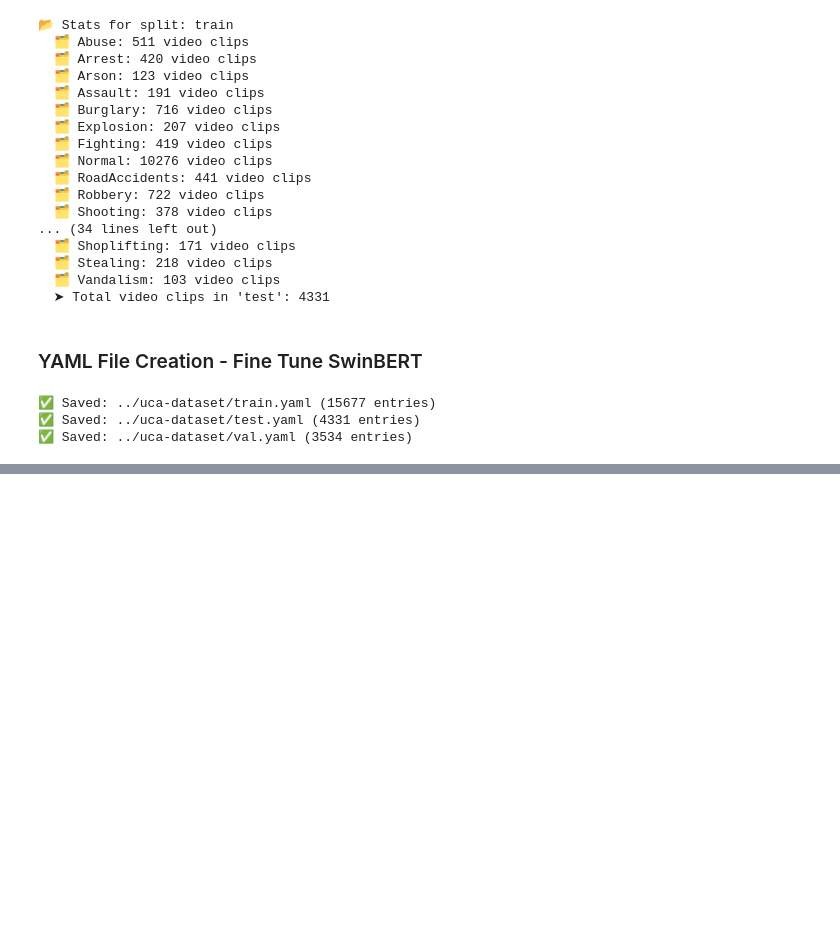
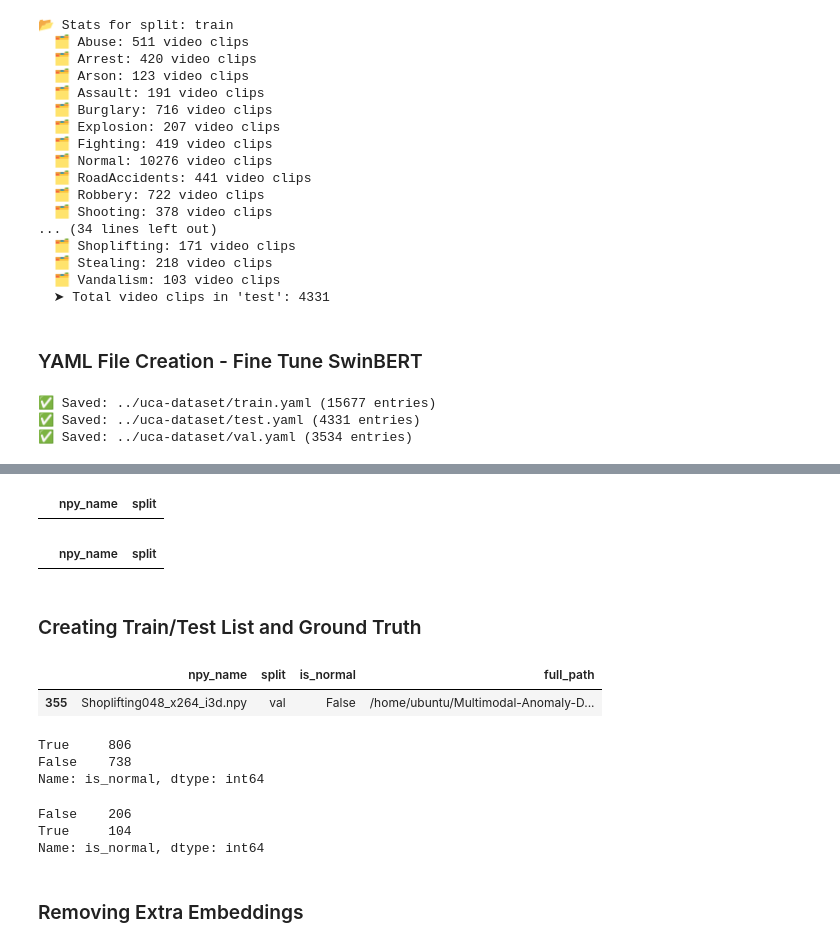
Before and after one commit to SamdenLepcha/Multimodal-Anomaly-Detection-Survelliance-Videos, a Jupyter notebook: dataprep/DataPrep.ipynb, the cells around one changed output, grey strips where cells are left out. Cells and saved outputs as stored; diff of their text form; code cells hidden in the pictures; blank space fills up the shorter version.

```diff
--- a/dataprep/DataPrep.ipynb
+++ b/dataprep/DataPrep.ipynb
@@ -467,0 +491,2 @@ create_yaml_files(all_annotations)
+# %%
+uca_split['npy_name'] = uca_split['video'].str.replace('.mp4', '_i3d.npy')
@@ -467,0 +560,27 @@ create_yaml_files(all_annotations)
+# %%
+# Checking if we missed any files
+train_df = uca_split[['npy_name', 'split']][(uca_split['split'] =='train') | (uca_split['split'] == 'val')].copy()
+train_df.drop_duplicates(inplace = True)
+train_df.reset_index(drop = True, inplace = True)
+
+expected = set(train_df['npy_name'])
+actual = set(os.listdir(train_dest_dir))
+missing_files = expected - actual
+
+train_rem = train_df[train_df['npy_name'].isin(missing_files)]
+train_rem
+# %% [output]
+|  | npy_name | split |
+# %%
+test_df = uca_split[['npy_name', 'split']][(uca_split['split'] =='test')].copy()
+test_df.drop_duplicates(inplace = True)
+test_df.reset_index(drop = True, inplace = True)
+
+expected = set(test_df['npy_name'])
+actual = set(os.listdir(test_dest_dir))
+missing_files = expected - actual
+
+test_rem = test_df[test_df['npy_name'].isin(missing_files)]
+test_rem
+# %% [output]
+|  | npy_name | split |
@@ -467,0 +589,35 @@ create_yaml_files(all_annotations)
+# %% [markdown]
+### Creating Train/Test List and Ground Truth
+# %%
+train_base_dir = "/home/ubuntu/Multimodal-Anomaly-Detection-Survelliance-Videos/TEVAD/save/Crime/UCF_ten_crop_i3d_v1/UCF_Train_ten_crop_i3d"
+test_base_dir = "/home/ubuntu/Multimodal-Anomaly-Detection-Survelliance-Videos/TEVAD/save/Crime/UCF_ten_crop_i3d_v1/UCF_Test_ten_crop_i3d"
+# %%
+train_df['is_normal'] = train_df['npy_name'].str.startswith("Normal_Videos")
+
+train_df = train_df.sort_values(by='is_normal', ascending=True)
+train_df.reset_index(drop = True, inplace = True)
+
+train_df['full_path'] = train_base_dir + "/" + train_df['npy_name']
+
+output_file = "../TEVAD/list/ucf-i3d.list"
+
+with open(output_file, "w") as f:
+    for path in train_df['full_path']:
+        f.write(path + "\n")
+# %%
+train_df[train_df['npy_name']== 'Shoplifting048_x264_i3d.npy']
+# %% [output]
+|  | npy_name | split | is_normal | full_path |
+| 355 | Shoplifting048_x264_i3d.npy | val | False | /home/ubuntu/Multimodal-Anomaly-D... |
+# %%
+train_df['is_normal'].value_counts()
+# %% [output]
+True     806
+False    738
+Name: is_normal, dtype: int64
+# %%
+test_df['is_normal'].value_counts()
+# %% [output]
+False    206
+True     104
+Name: is_normal, dtype: int64
@@ -467,0 +640,2 @@ create_yaml_files(all_annotations)
+# %% [markdown]
+### Removing Extra Embeddings
```
Also changed, not shown: parts of 21 cells of this notebook, 7 other files.
